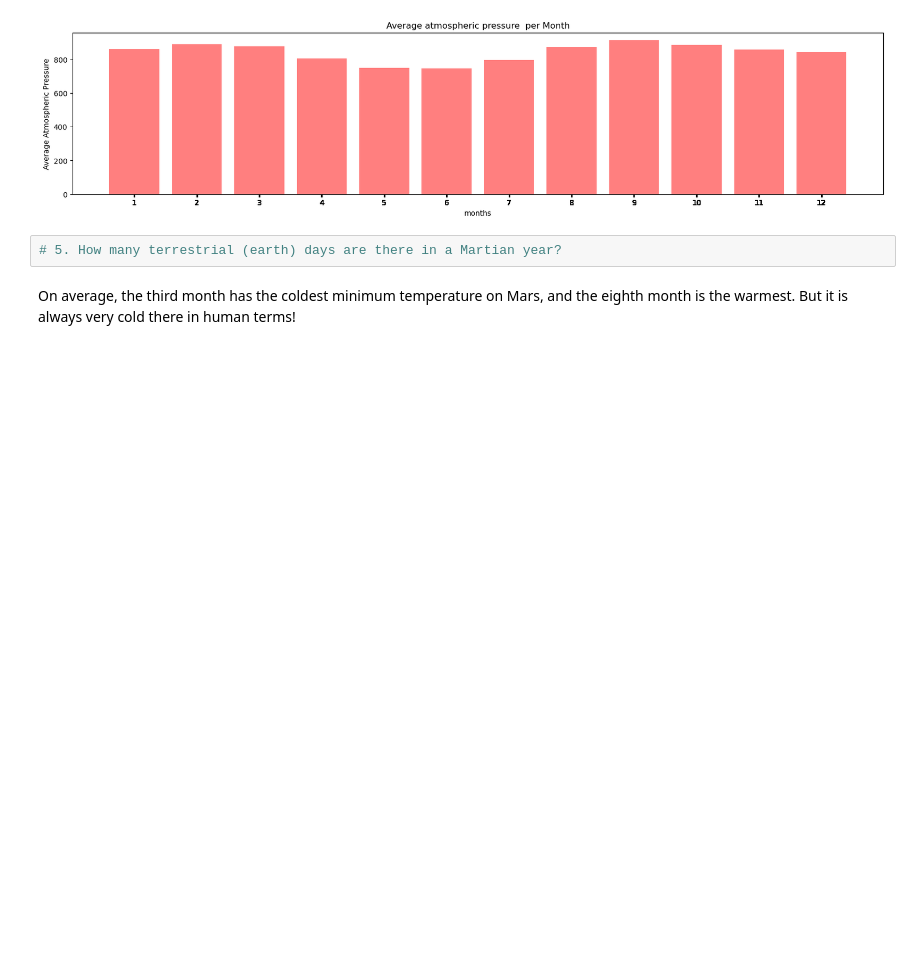
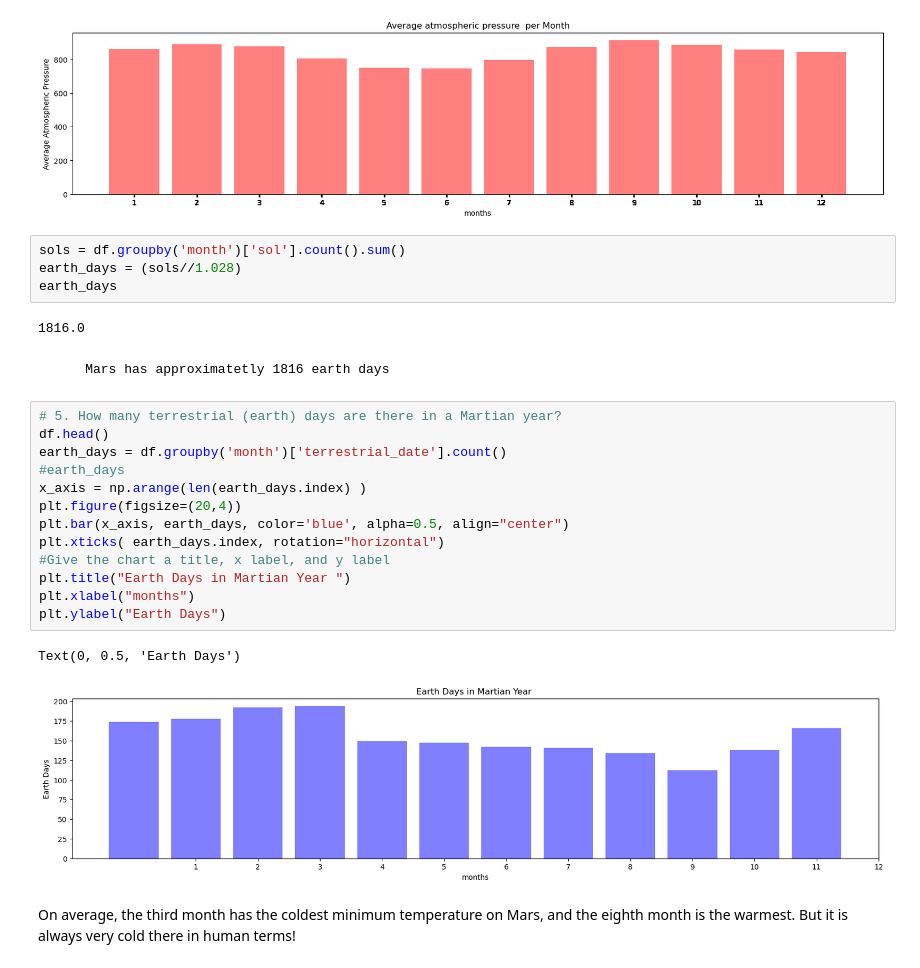
Before and after one commit to EllaC12345/Challenge-11, a Jupyter notebook: part_2_mars_weather.ipynb, the cells around one changed output. Cells and saved outputs as stored; diff of their text form; blank space fills up the shorter version.

```diff
--- a/part_2_mars_weather.ipynb
+++ b/part_2_mars_weather.ipynb
@@ -238,8 +240,30 @@ plt.ylabel("Average Atmospheric Pressure")
 plt.show()
 # %% [output]
 [figure]
-# %%
-# 5. How many terrestrial (earth) days are there in a Martian year?
+# %%
+sols = df.groupby('month')['sol'].count().sum()
+earth_days = (sols//1.028)
+earth_days
+# %% [output]
+1816.0
+# %% [markdown]
+        Mars has approximatetly 1816 earth days
+# %%
+# 5. How many terrestrial (earth) days are there in a Martian year?
+df.head()
+earth_days = df.groupby('month')['terrestrial_date'].count()
+#earth_days
+x_axis = np.arange(len(earth_days.index) )
+plt.figure(figsize=(20,4))
+plt.bar(x_axis, earth_days, color='blue', alpha=0.5, align="center")
+plt.xticks( earth_days.index, rotation="horizontal")
+#Give the chart a title, x label, and y label
+plt.title("Earth Days in Martian Year ")
+plt.xlabel("months")
+plt.ylabel("Earth Days")
+# %% [output]
+Text(0, 0.5, 'Earth Days')
+[figure, added]
 # %% [markdown]
 On average, the third month has the coldest minimum temperature on Mars, and the eighth month is the warmest. But it is always very cold there in human terms!
 # %% [markdown]
```
Also changed, not shown: parts of 2 cells of this notebook, 1 other file.
